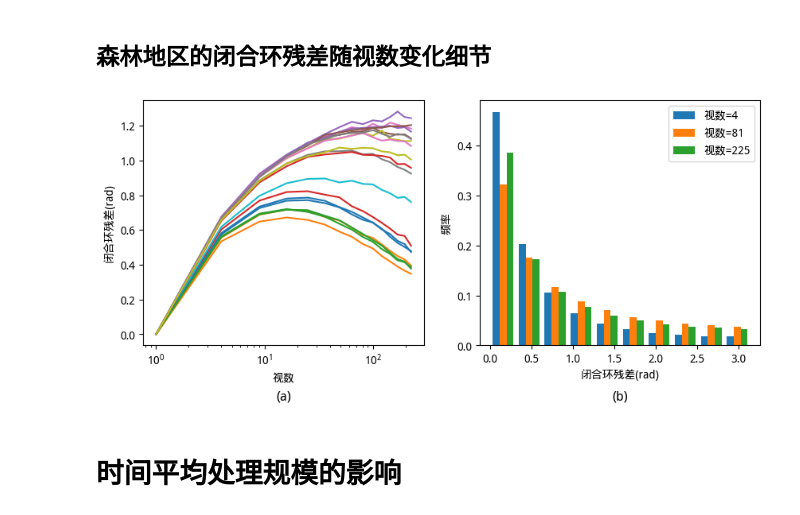
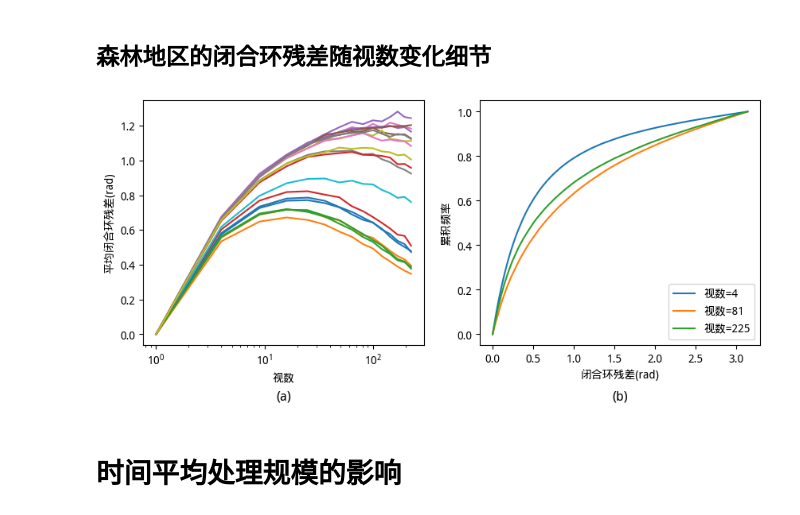
Before and after one commit to SakuraLaurel/Closure, a Jupyter notebook: closure.ipynb, the cells around one changed output. Drawn from its saved outputs; the diff is of its cells as text; code cells hidden in the pictures.

```diff
--- a/closure.ipynb
+++ b/closure.ipynb
@@ -1,5 +1,5 @@
 # %%
-from functions import load_pkls, lcs, lmap, flip, pmap, papply
+from functions import load_pkls, lcs, lmap, flip, pmap
 from glob import glob
 import numpy as np
 import matplotlib.pyplot as plt
@@ -105,6 +105,20 @@ def hist(data, labels=None, xlabel=None, xrange=None, title=None, loc="center",
     plt.ylabel("频率")
     plt.legend()
     plt.title(title, y=ytitle)
+
+def cum_plot(data, labels=None, xlabel=None, xrange=None, title=None, loc="center", ytitle=-0.35):
+    if labels is None:
+        labels = [None for _ in data]
+    for i, j in zip(data, labels):
+        x = np.sort(np.ravel(i))
+        y = np.cumsum(np.ones(x.shape)) / len(x)
+        plt.plot(x, y, label=j)
+    if xrange is not None:
+        plt.xlim(xrange)
+    plt.xlabel(xlabel, loc=loc)
+    plt.ylabel("累积频率")
+    plt.legend()
+    plt.title(title, y=ytitle)
 # %% [markdown]
 # 空间平均处理的影响
 
@@ -223,37 +240,43 @@ display_closure_looks_without_abs(data)
 # %%
 def looks_details(n_looks=15, lc="forest"):
     m = get_m(lc)
-    cs = [{"az": look+1, "rg": look+1, "number": number, "lc": lc} for number in range(m) for look in range(n_looks) ]
+    cs = [{
+        "az": look+1,
+        "rg": look+1,
+        "number": number,
+        "lc": lc
+        } for number in range(m) for look in range(n_looks) ]
     res = pmap(get_closure, cs)
     means = np.empty((m, n_looks))
     hists = [[] for _ in range(n_looks)]
     for i in range(m):
         for j in range(n_looks):
             v = res[i * n_looks + j]
             means[i, j] = v.mean()
             hists[j].append(v)
     hists = [np.concat(i, axis=0) for i in hists]
     return means, hists
 
 def display_looks_details(data):
     means, hists = data
     plt.rcParams['font.size'] = 10
     plt.figure(figsize=(10, 4))
     plt.subplot(1,2,1)
     for i in means:
         plt.plot((np.arange(len(i)) + 1)**2, i)
     plt.xscale("log")
     plt.xlabel("视数")
-    plt.ylabel("闭合环残差(rad)")
+    plt.ylabel("平均闭合环残差(rad)")
     plt.title("(a)", y=-0.25)
     plt.subplot(1,2,2)
     labels = [2, 9, 15]
-    hist([hists[i-1] for i in labels], labels=[f"视数={i**2}" for i in labels], xlabel="闭合环残差(rad)", title="(b)", ytitle=-0.25)
+    # hist([hists[i-1] for i in labels], labels=[f"视数={i**2}" for i in labels], xlabel="闭合环残差(rad)", title="(b)", ytitle=-0.25)
+    cum_plot([hists[i-1] for i in labels], labels=[f"视数={i**2}" for i in labels], xlabel="闭合环残差(rad)", title="(b)", ytitle=-0.25)
     plt.show()
 
 data = looks_details()
 display_looks_details(data)
 # %% [output]
-[figure, old version]
+[figure, new version]
 # %% [markdown]
 # 时间平均处理规模的影响
```
Also changed, not shown: parts of 17 cells of this notebook, 1 other file.
